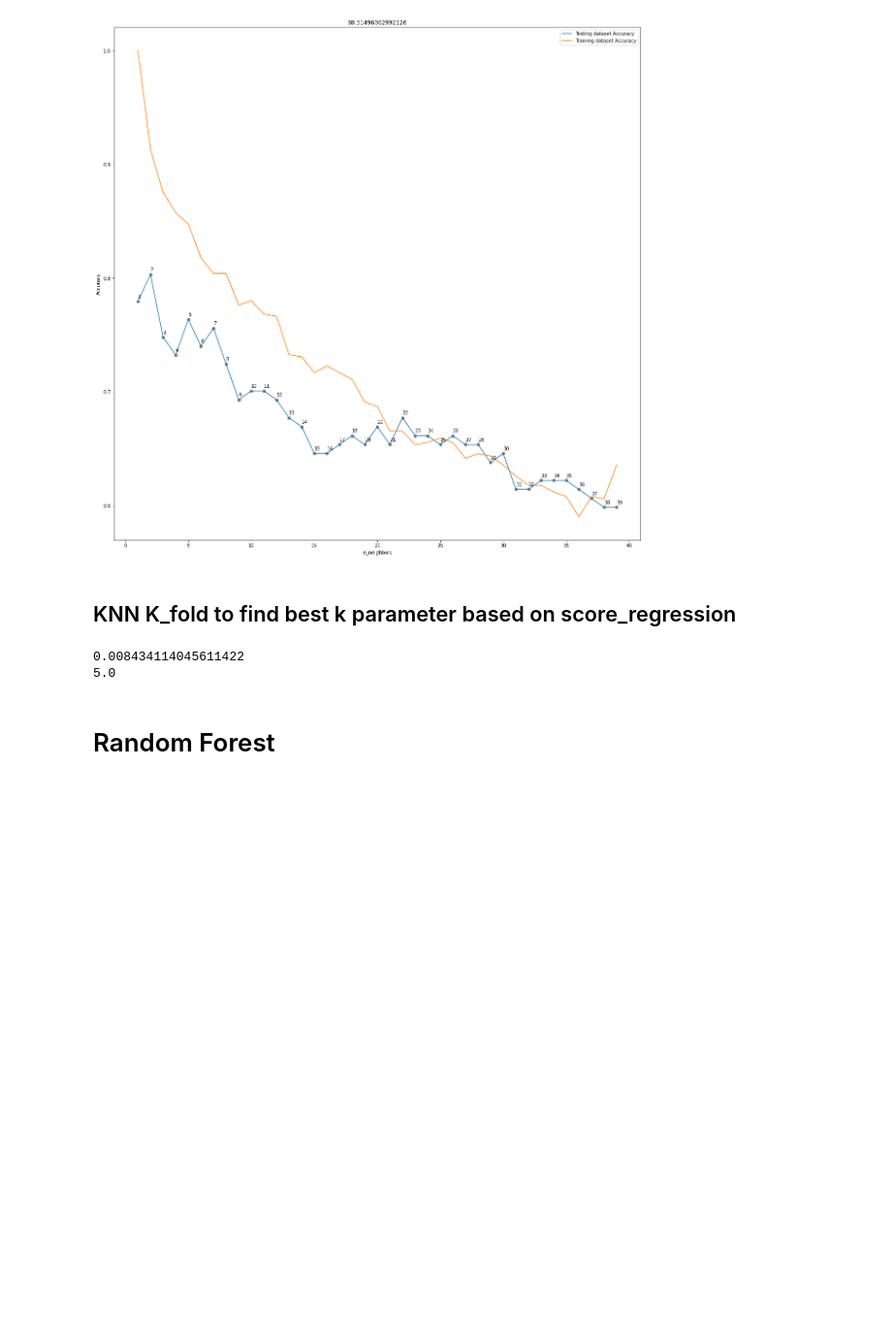
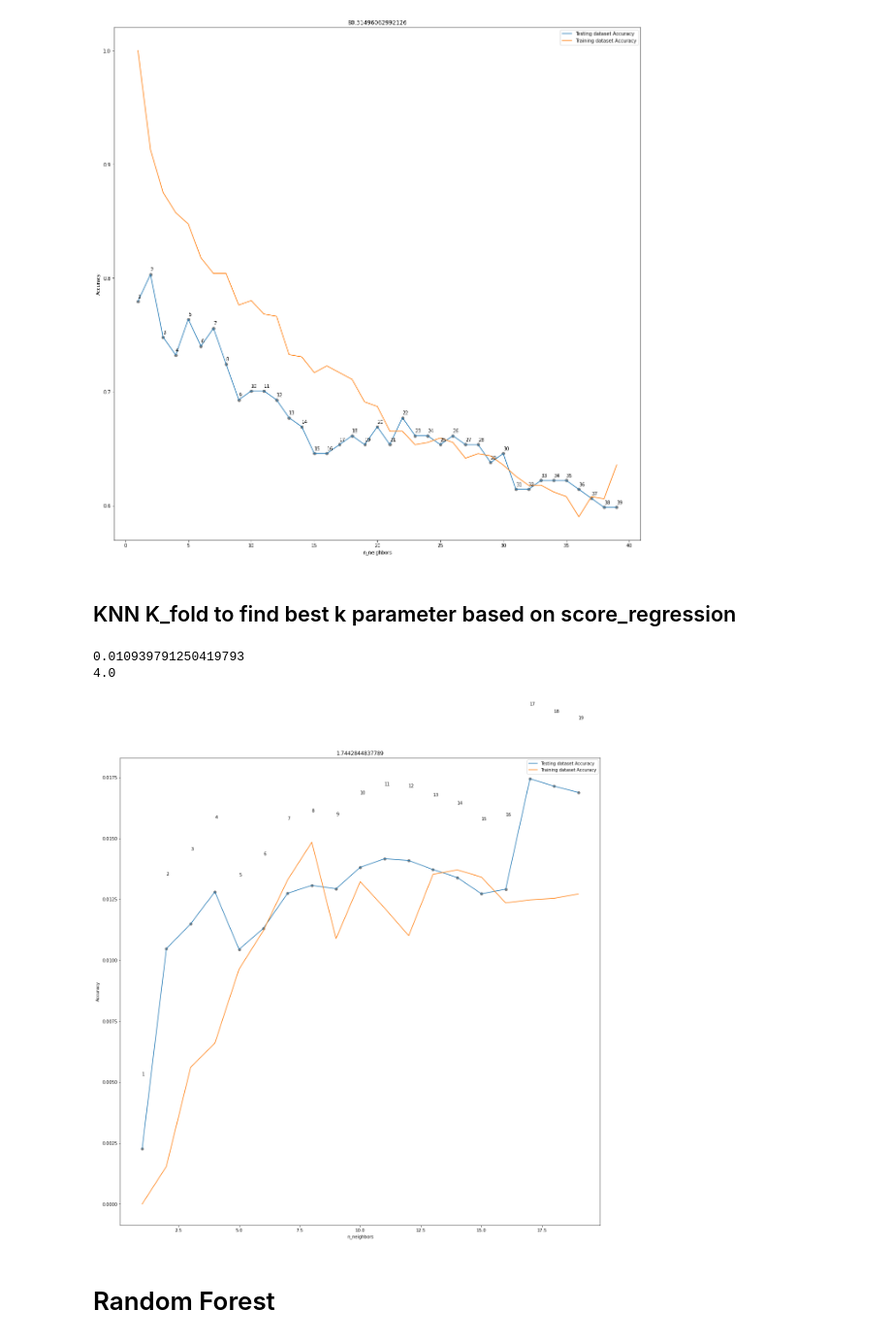
Before and after one commit to SimonLegendrre/LELEC2870_ML_Project1, a Jupyter notebook: project_arthur.ipynb, the cells around one changed output. Shown at 97% size. Drawn from its saved outputs; the diff is of its cells as text; code cells hidden in the pictures; blank space fills up the shorter version.

```diff
--- a/project_arthur.ipynb
+++ b/project_arthur.ipynb
@@ -545,0 +564,11 @@ Traceback (most recent call last):
+# %%
+X_train, X_test, y_train, y_test, h_train, h_test = train_test_regression(X_res, y_res, h_res)
+
+MLPReg = MLPRegressor(solver='sgd', learning_rate='adaptive', hidden_layer_sizes=(100,5), alpha = 0.001, activation='relu', max_iter=200000)
+MLPReg2 = MLPRegressor(solver='sgd', learning_rate='constant', hidden_layer_sizes=(50,50,50), alpha = 0.01, activation='relu', max_iter=200000)
+MLPReg.fit(X_train, y_train)
+
+y_pred = MLPReg.predict(X_test)
+
+print(score_regression(y_test, y_pred, h_test))
+print(MLPReg.score(X_test, y_test))
@@ -546,10 +578,10 @@ Traceback (most recent call last):
 # %%
 X_train, X_test, y_train, y_test, h_train, h_test = train_test_regression(X_res, y_res, h_res)
-
-MLPReg = MLPRegressor(solver='sgd', learning_rate='constant', hidden_layer_sizes=(20,), alpha = 0.5, activation='relu', max_iter=20000)
-MLPReg.fit(X_train, y_train)
+MLPReg2 = MLPRegressor(solver='sgd', learning_rate='constant', hidden_layer_sizes=(50,50,50), alpha = 0.01, activation='relu', max_iter=200000)
+MLPReg2.fit(X_train, y_train)
 
 y_pred = MLPReg.predict(X_test)
 
-score_regression(y_test, y_pred, h_test)
+print(score_regression(y_test, y_pred, h_test))
+print(MLPReg.score(X_test, y_test))
 # %% [output]
@@ -557,14 +590,9 @@ score_regression(y_test, y_pred, h_test)
 # %%
-score = np.empty(100)
+score = np.empty(1000)
 
-for i, it in enumerate(range(100)):
+for i, it in enumerate(range(1000)):
     X_train, X_test, y_train, y_test, h_train, h_test = train_test_regression(X_res, y_res, h_res)
-
-    MLPReg = MLPRegressor(solver='sgd', learning_rate='constant', hidden_layer_sizes=(100,), alpha = 0.01, activation='relu', max_iter=20000)
-    MLPReg.fit(X_train, y_train)
-
     y_pred = MLPReg.predict(X_test)
-
     score[i] = score_regression(y_test, y_pred, h_test)
 
 print(np.mean(score))
@@ -887,14 +914,26 @@ for i,it in enumerate(n_it):
 
     total_best_test_acc[i] = np.min(test_acc)
     best_k_values[i] = np.argmin(test_acc)
-
-
-
-print(np.mean(total_best_test_acc))
-print(np.round(np.mean(best_k_values)))
-# %% [output]
-0.008434114045611422
-5.0
+# %%
+print(np.mean(total_best_test_acc))
+print(np.round(np.mean(best_k_values)))
+
+
+plt.plot(n_neighbor_max, test_acc, label = 'Testing dataset Accuracy')
+plt.plot(n_neighbor_max, train_acc, label = 'Training dataset Accuracy')
+for k, acc in enumerate(test_acc):
+    plt.text(k+1, acc+0.003, k+1)
+    plt.scatter(k+1,acc, c = 'grey')
+
+plt.legend()
+plt.xlabel('n_neighbors')
+plt.ylabel('Accuracy')
+plt.title(max(test_acc)*100)
+plt.show()
+# %% [output]
+0.010939791250419793
+4.0
+[figure, added]
 # %% [markdown]
 # Random Forest
 # %%
```
Also changed, not shown: parts of 13 cells of this notebook, 3 other files.
